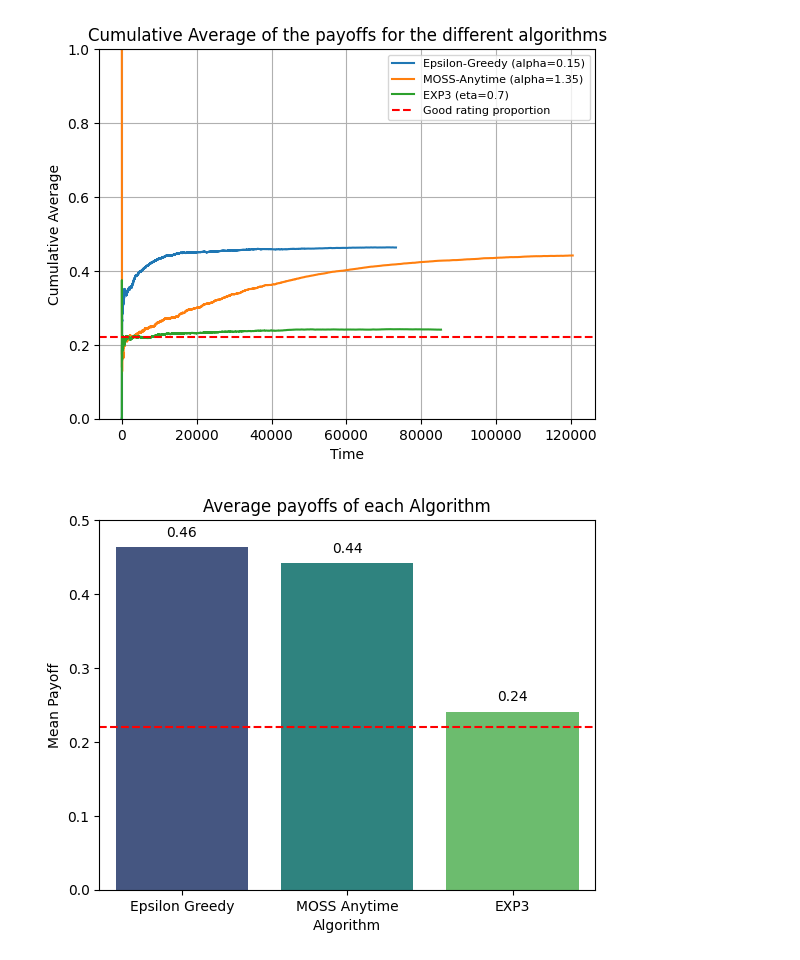
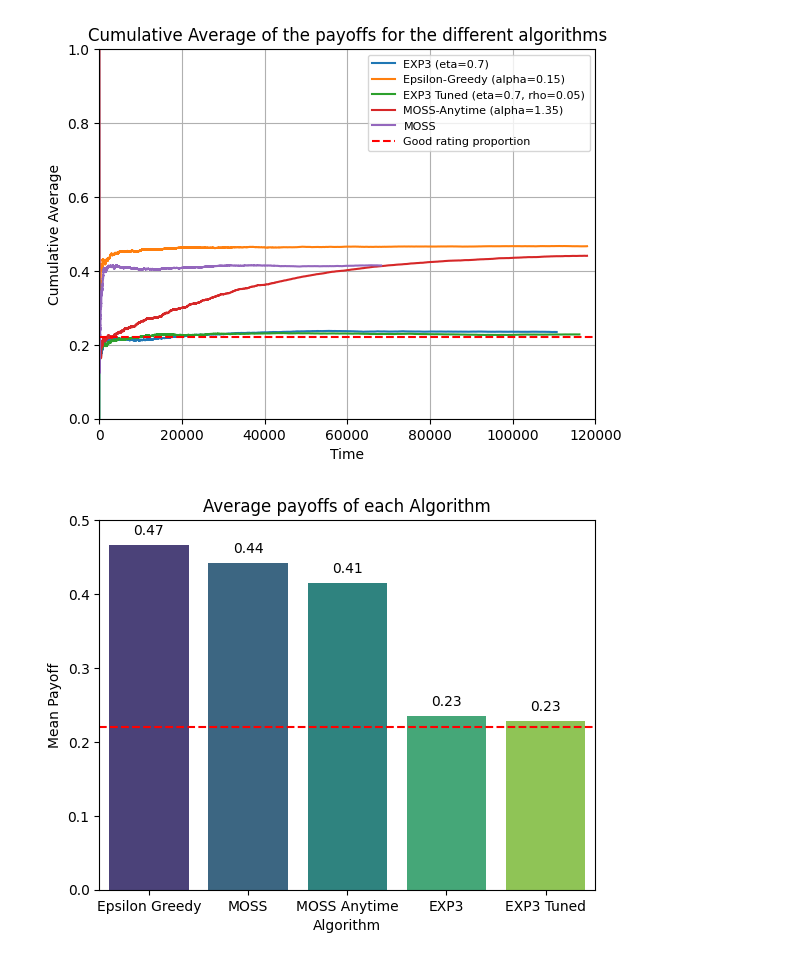
Before and after one commit to fllin1/aml_mab, a Jupyter notebook: Plots Big Data/algorithms_plots_big_data.ipynb, the cells around one changed output. Saved outputs shown, nothing was run; the diff lists cells and outputs as text; code cells hidden in the pictures.

```diff
--- a/Plots Big Data/algorithms_plots_big_data.ipynb
+++ b/Plots Big Data/algorithms_plots_big_data.ipynb
@@ -4,59 +4,67 @@ import pandas as pd
 import matplotlib.pyplot as plt
 import seaborn as sns
 # %%
-epsilon_greedy_015 = pd.read_csv("Data/epsilon_greedy_0.15.csv", index_col="Unnamed: 0")
+epsilon_greedy_015 = pd.read_csv("Data/epsilon_greedy_0.15_2_epochs.csv", index_col="Unnamed: 0")
+moss = pd.read_csv("Data/moss_2_epochs.csv.", index_col="Unnamed: 0")
 moss_anytime_135 = pd.read_csv("Data/moss_anytime_1.35_2_epochs.csv.", index_col="Unnamed: 0")
-exp3_07 = pd.read_csv("Data/exp3_0.7_3_epochs.csv", index_col="Unnamed: 0")
+exp3_07 = pd.read_csv("Data/exp3_0.7_4_epochs.csv", index_col="Unnamed: 0")
+exp3_07_tuned = pd.read_csv("Data/exp3_tuned_0.7_0.05_4_epochs.csv", index_col="Unnamed: 0")
 # %%
 cumulative_average_epsilon = np.cumsum(epsilon_greedy_015['0']) / np.arange(1, len(epsilon_greedy_015['0'])+1)
+cumulative_average_moss = np.cumsum(moss['0']) / np.arange(1, len(moss['0'])+1)
 cumulative_average_moss_anytime = np.cumsum(moss_anytime_135['0']) / np.arange(1, len(moss_anytime_135['0'])+1)
 cumulative_average_exp3 = np.cumsum(exp3_07['0']) / np.arange(1, len(exp3_07['0'])+1)
+cumulative_average_exp3_tuned = np.cumsum(exp3_07_tuned['0']) / np.arange(1, len(exp3_07_tuned['0'])+1)
 
-
-plt.plot(cumulative_average_epsilon, label = 'Epsilon-Greedy (alpha=0.15)')
-plt.plot(cumulative_average_moss_anytime, label = 'MOSS-Anytime (alpha=1.35)')
 plt.plot(cumulative_average_exp3, label = 'EXP3 (eta=0.7)')
+plt.plot(cumulative_average_epsilon[:118000], label = 'Epsilon-Greedy (alpha=0.15)')
+plt.plot(cumulative_average_exp3_tuned, label = 'EXP3 Tuned (eta=0.7, rho=0.05)')
+plt.plot(cumulative_average_moss_anytime[:118000], label = 'MOSS-Anytime (alpha=1.35)')
+plt.plot(cumulative_average_moss, label = 'MOSS')
 plt.axhline(y=0.22, color='r', linestyle='--', label='Good rating proportion')
 plt.legend(fontsize = 8)
 plt.xlabel("Time")
 plt.ylabel("Cumulative Average")
 plt.title("Cumulative Average of the payoffs for the different algorithms")
 plt.ylim(0, 1)
+plt.xlim(0, 120000)
 plt.grid(True)
 plt.savefig('Images/comparative plot.png')
 plt.show()
 # %% [output]
-[figure, old version]
+[figure, new version]
 # %%
 mean_epsilon = sum(epsilon_greedy_015["0"])/len(epsilon_greedy_015)
 mean_moss = sum(moss_anytime_135["0"])/len(moss_anytime_135)
+mean_moss_a = sum(moss["0"])/len(moss)
 mean_exp3 = sum(exp3_07["0"])/len(exp3_07)
+mean_exp3_tuned = sum(exp3_07_tuned["0"])/len(exp3_07_tuned)
 
-algorithms = ['Epsilon Greedy', 'MOSS Anytime', 'EXP3']
-means = [mean_epsilon, mean_moss, mean_exp3]
+algorithms = ['Epsilon Greedy', 'MOSS', 'MOSS Anytime', 'EXP3', "EXP3 Tuned"]
+means = [mean_epsilon, mean_moss, mean_moss_a, mean_exp3, mean_exp3_tuned]
 
 # Create a bar plot
 ax = sns.barplot(x=algorithms, y=means, palette="viridis", hue=algorithms, dodge=False)
 
 # Add annotations on top of each bar
 for i, value in enumerate(means):
     ax.text(i, value + 0.01, f'{value:.2f}', ha='center', va='bottom')
 
 # Customize labels and title
 plt.xlabel('Algorithm')
 plt.ylabel('Mean Payoff')
 plt.title('Average payoffs of each Algorithm')
 
 # Set y-axis limit
 plt.ylim(0, 0.5)
 
 # Add a horizontal line
 plt.axhline(y=0.22, color='r', linestyle='--', label='Good rating proportion')
 
 # Save the plot
 plt.savefig('Images/comparative_plot_bars.png')
 
 # Show the plot
 plt.show()
 # %% [output]
-[figure, old version]
+[figure, new version]
```
Also changed, not shown: 19 other files.
